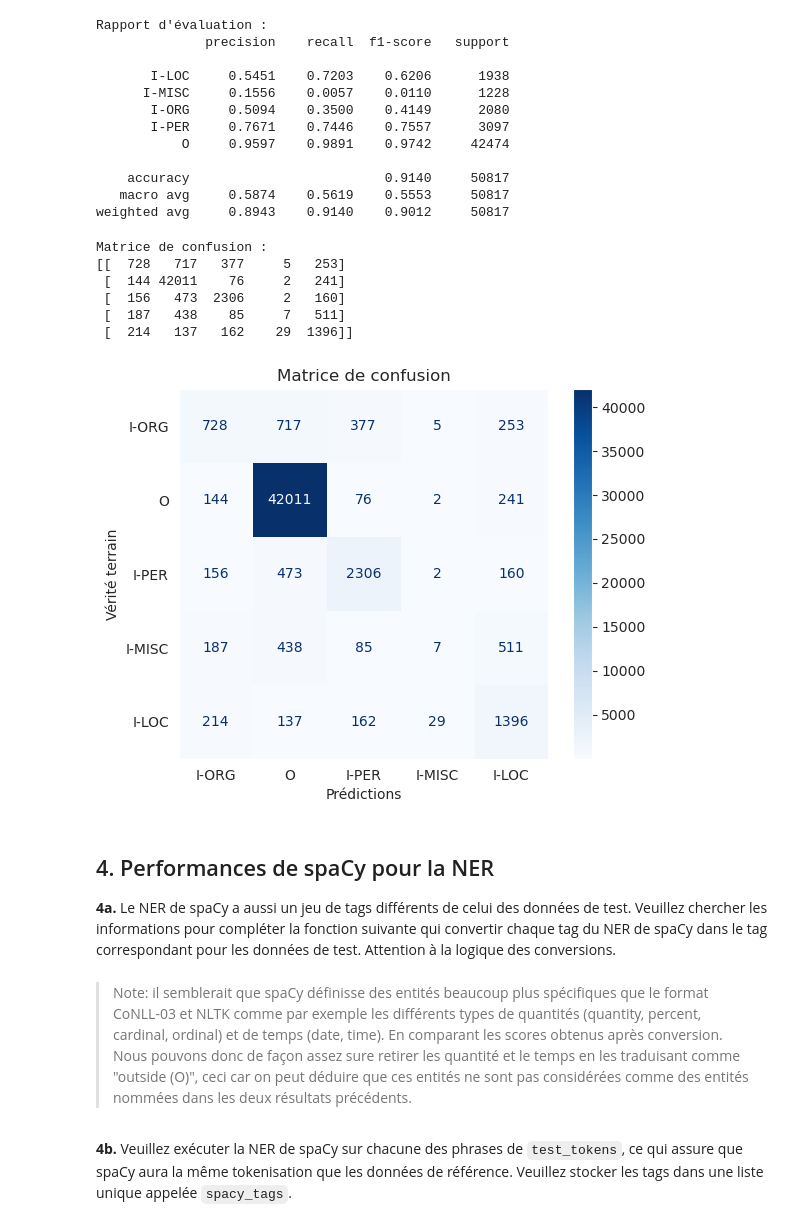
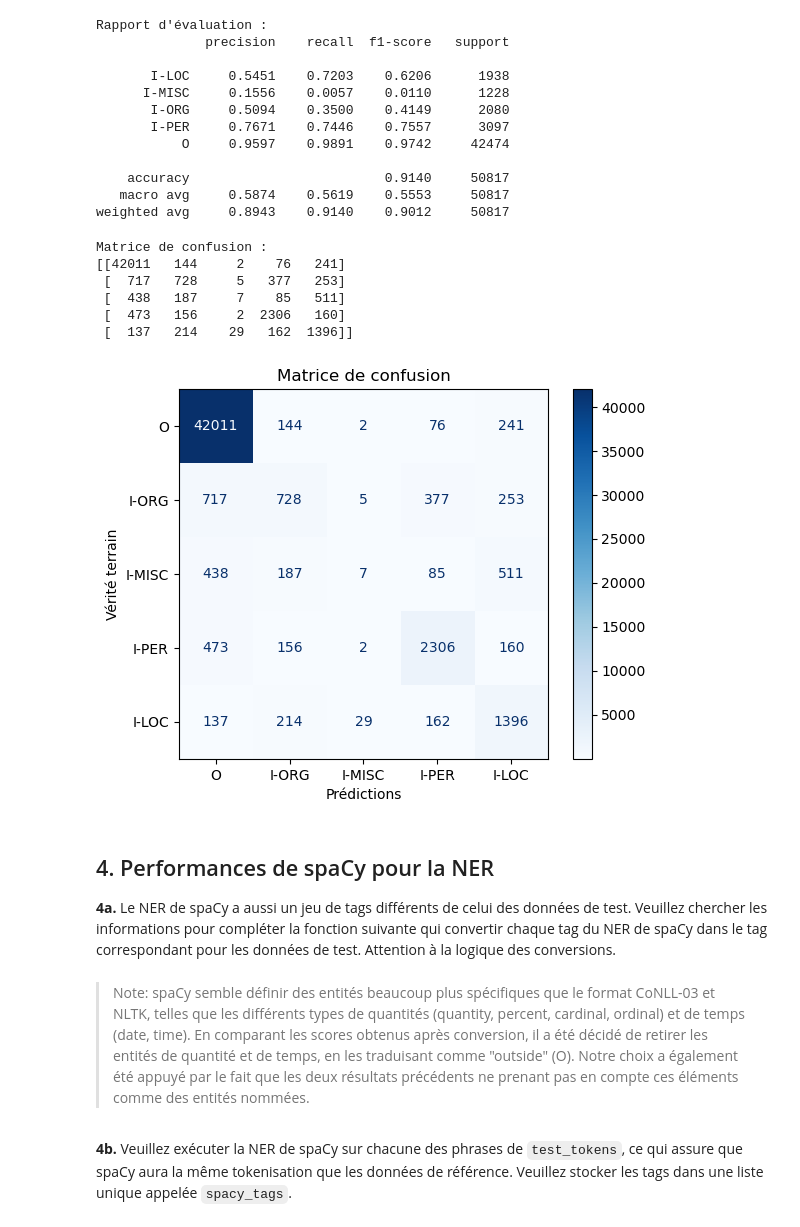
Before and after one commit to heig-lherman/tal, a Jupyter notebook: pw4/TAL_Labo4_Butty_Herman.ipynb, the cells around one changed output. Drawn from its saved outputs; the diff is of its cells as text; code cells hidden in the pictures.

```diff
--- a/pw4/TAL_Labo4_Butty_Herman.ipynb
+++ b/pw4/TAL_Labo4_Butty_Herman.ipynb
@@ -104,10 +114,10 @@ Note : ce fichier fait partie des données de test pour la NER sur l'anglais de
 # %%
 from nltk.corpus.reader.conll import ConllCorpusReader
 # %%
-corpus = ConllCorpusReader('.', 'eng.test.a.conll', ('words', 'pos', 'ignore', 'chunk'))
+corpus = ConllCorpusReader('./data', 'eng.test.a.conll', ('words', 'pos', 'ignore', 'chunk'))
 
 sentences = corpus.iob_sents()
 for i in range(4):
-    print(f"Phrase {i + 1}: {sentences[i]}")
+    print(f"Phrase {i + 1}: {sentences[i]}\n")
 # %% [output]
 Phrase 1: []
@@ -126,17 +139,17 @@ test_tags = []
 for sentence in sentences:
     if len(sentence) >= 3:
         test_tokens.append([word for word, _, _ in sentence])
-        test_tags += [tag for _, _, tag in sentence]
+        test_tags.extend(tag for _, _, tag in sentence)
 # %% [markdown]
 **2d.** Combien d'occurrences de tags contient `test_tags`?  Combien de tags différents y a-t-il, et lesquels sont-ils ?  Combien il y a d'occurrences de tags de chaque type ?  Combien de phrases y a-t-il dans `test_tokens` ?
 # %%
 print(f"Nombre total de tags : {len(test_tags)}")
-print(f"Nombre de phrases : {len(test_tokens)}")
 
-unique_tags = list(set(test_tags))
-print(f"Nombre de tags différents : {len(unique_tags)}")
-print(f"Tags différents : {unique_tags}")
-for tag in unique_tags:
-    print(f"Nombre d'occurrences de {tag} : {test_tags.count(tag)}")
+tag_occurences = Counter(test_tags)
+print(f"Nombre de tags différents : {len(tag_occurences)}\n")
+for tag, value in tag_occurences.items():
+    print(f"Nombre d'occurrences de {tag} : {value}")
+
+print(f"\nNombre de phrases : {len(test_tokens)}")
 # %% [output]
 Nombre total de tags : 50817
@@ -219,25 +221,28 @@ Rapport d'évaluation :
     accuracy                         0.9140     50817
    macro avg     0.5874    0.5619    0.5553     50817
 weighted avg     0.8943    0.9140    0.9012     50817
+# %%
+unique_tags = list(tag_occurences.keys())
+
+confusion_nltk = confusion_matrix(test_tags, nltk_tags_conv, labels=unique_tags)
+print(f"Matrice de confusion : \n{confusion_nltk}")
+# %% [output]
+Matrice de confusion :
+[[42011   144     2    76   241]
+ [  717   728     5   377   253]
+ [  438   187     7    85   511]
+ [  473   156     2  2306   160]
+ [  137   214    29   162  1396]]
 # %%
-print("Matrice de confusion :")
-confusion = confusion_matrix(test_tags, nltk_tags_conv, labels=unique_tags)
-print(confusion)
-disp = ConfusionMatrixDisplay(confusion, display_labels=unique_tags)
+# Affichage de la matrice de confusion de manière plus lisible
+disp = ConfusionMatrixDisplay(confusion_nltk, display_labels=unique_tags)
 disp.plot(cmap='Blues')
-plt.grid(False)
 plt.xlabel('Prédictions')
 plt.ylabel('Vérité terrain')
 plt.title('Matrice de confusion')
 plt.show()
 # %% [output]
-Matrice de confusion :
-[[  728   717   377     5   253]
- [  144 42011    76     2   241]
- [  156   473  2306     2   160]
- [  187   438    85     7   511]
- [  214   137   162    29  1396]]
-[figure, old version]
+[figure, new version]
 # %% [markdown]
 ## 4. Performances de spaCy pour la NER
 
@@ -270,7 +275,7 @@ def convert_spacy_conll(spacy_tag):
         print(f"Tag inconnu : {spacy_tag}")
         return 'I-MISC'
 # %% [markdown]
-> Note: il semblerait que spaCy définisse des entités beaucoup plus spécifiques que le format CoNLL-03 et NLTK comme par exemple les différents types de quantités (quantity, percent, cardinal, ordinal) et de temps (date, time). En comparant les scores obtenus après conversion. Nous pouvons donc de façon assez sure retirer les quantité et le temps en les traduisant comme "outside (O)", ceci car on peut déduire que ces entités ne sont pas considérées comme des entités nommées dans les deux résultats précédents.
+> Note: spaCy semble définir des entités beaucoup plus spécifiques que le format CoNLL-03 et NLTK, telles que les différents types de quantités (quantity, percent, cardinal, ordinal) et de temps (date, time). En comparant les scores obtenus après conversion, il a été décidé de retirer les entités de quantité et de temps, en les traduisant comme "outside" (O). Notre choix a également été appuyé par le fait que les deux résultats précédents ne prenant pas en compte ces éléments comme des entités nommées.
 # %% [markdown]
 **4b.** Veuillez exécuter la NER de spaCy sur chacune des phrases de `test_tokens`, ce qui assure que spaCy aura la même tokenisation que les données de référence.  Veuillez stocker les tags dans une liste unique appelée `spacy_tags`.
 # %%
```
Also changed, not shown: parts of 35 cells of this notebook.
